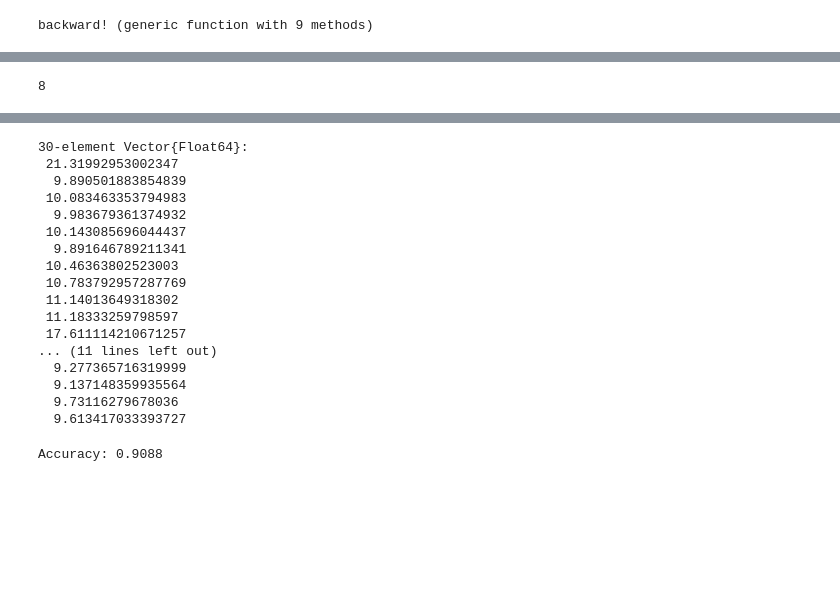
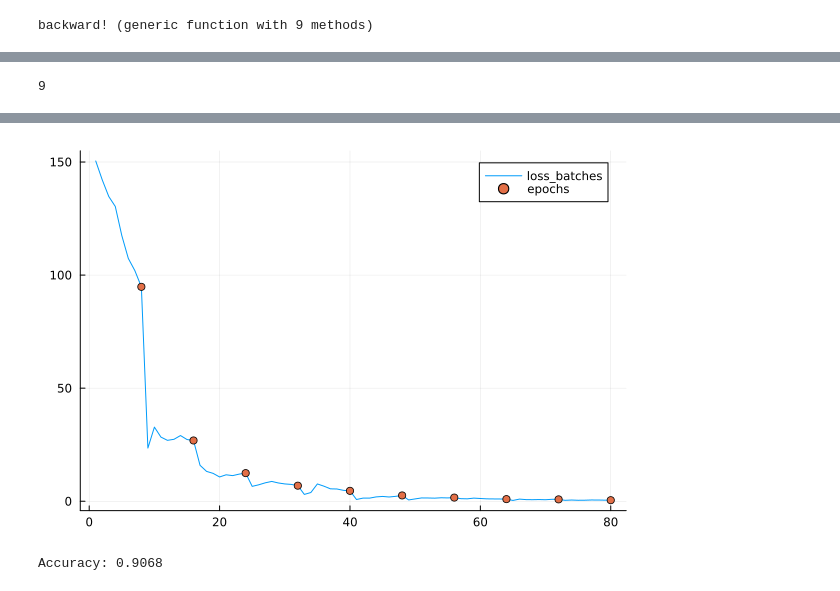
Before and after one commit to banczok/CNN_Julia, a Jupyter notebook: cnn_julia.ipynb, the cells around one changed output, grey strips where cells are left out. Drawn from its saved outputs; the diff is of its cells as text; code cells hidden in the pictures; blank space fills up the shorter version.

```diff
--- a/cnn_julia.ipynb
+++ b/cnn_julia.ipynb
@@ -480,8 +555,4 @@ plot_loss (generic function with 1 method)
 # %%
-using PyCall
-using LinearAlgebra
-using Random
-
 mnist = pyimport("mnist")
 
 # Load the MNIST dataset
@@ -491,35 +562,35 @@ train_x =  reshape(train_data, :, 28, 28, 1) / 255.0
 train_y = train_labels
 
 
-n = 5000
+n = 1000
 idx = randperm(n)
 train_x = train_x[idx, :,:,:]
 train_y = train_y[idx]
 
 train_y[1]
 # %% [output]
-8
+9
 # %%
 using Plots
 using BenchmarkTools: @btime
 using ProfileSVG
 
-epochs = 3
+epochs = 10
 batch_size = 64
 learning_rate = 0.0075
 pool_size = (4,4)
 
 model = [
-    Conv2DNode(batch_size=batch_size, filters=2, kernel_size=(3,3), input_shape=(28,28,1), activation="relu"),
+    Conv2DNode(batch_size=batch_size, filters=24, kernel_size=(3,3), input_shape=(28,28,1), activation="relu"),
     MaxPoolNode(pool_size=(4,4)),
-    FlattenNode(input_shape=(6,6,2)),
-    DenseNode(neurons=32, activation="relu", input_shape=(prod((6,6,2)), 1)),
+    FlattenNode(input_shape=(6,6,24)),
+    DenseNode(neurons=32, activation="relu", input_shape=(prod((6,6,24)), 1)),
     DenseNode(neurons=10, activation="softmax", input_shape=(32,1))
 ]
 
 graph = graph_build(model, "cross_entropy_loss")
 
-@btime loss = train!(graph, train_x, train_y, epochs, batch_size, learning_rate, "adam")
-#plot_loss(loss, epochs)
+loss = train!(graph, train_x, train_y, epochs, batch_size, learning_rate, "adam")
+plot_loss(loss, epochs)
 # %% [output]
 ----EPOCH 1----
@@ -542,20 +613,4 @@ Training finished!
-30-element Vector{Float64}:
- 21.31992953002347
-  9.890501883854839
- 10.083463353794983
-  9.983679361374932
- 10.143085696044437
-  9.891646789211341
- 10.46363802523003
- 10.783792957287769
- 11.14013649318302
- 11.18333259798597
- 17.611114210671257
-... (11 lines left out)
-  9.277365716319999
-  9.137148359935564
-  9.73116279678036
-  9.613417033393727
+[figure, added]
 # %%
 test_data = mnist.test_images()
 test_labels = Int64.(mnist.test_labels())
@@ -572,4 +627,4 @@ test_y = test_y[idx]
 accuracy = evaluate(graph, test_x, test_y, batch_size, pool_size)
 println("Accuracy: ", accuracy)
 # %% [output]
-Accuracy: 0.9088
+Accuracy: 0.9068
```
Also changed, not shown: parts of 8 cells of this notebook.
